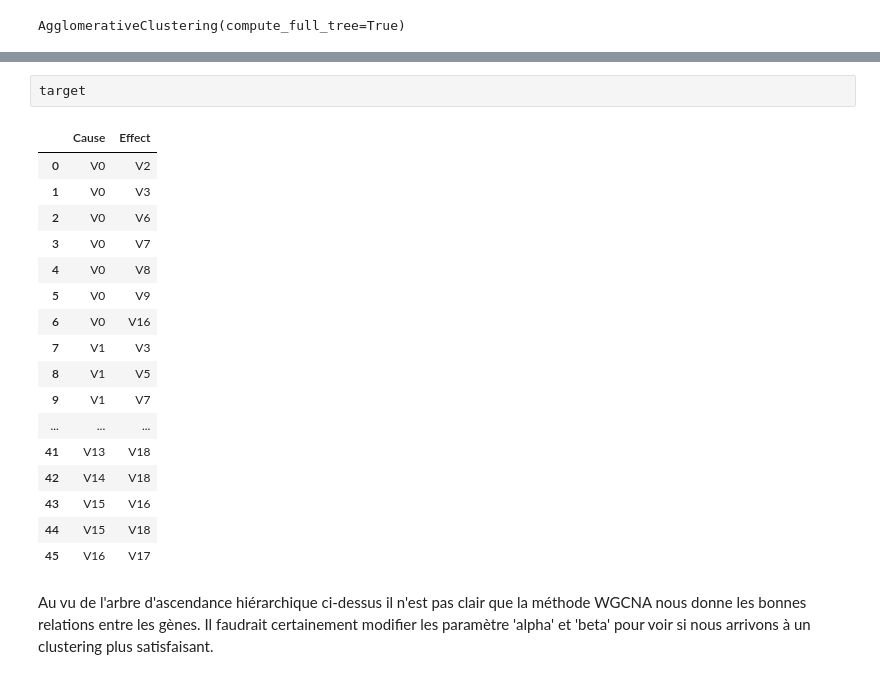
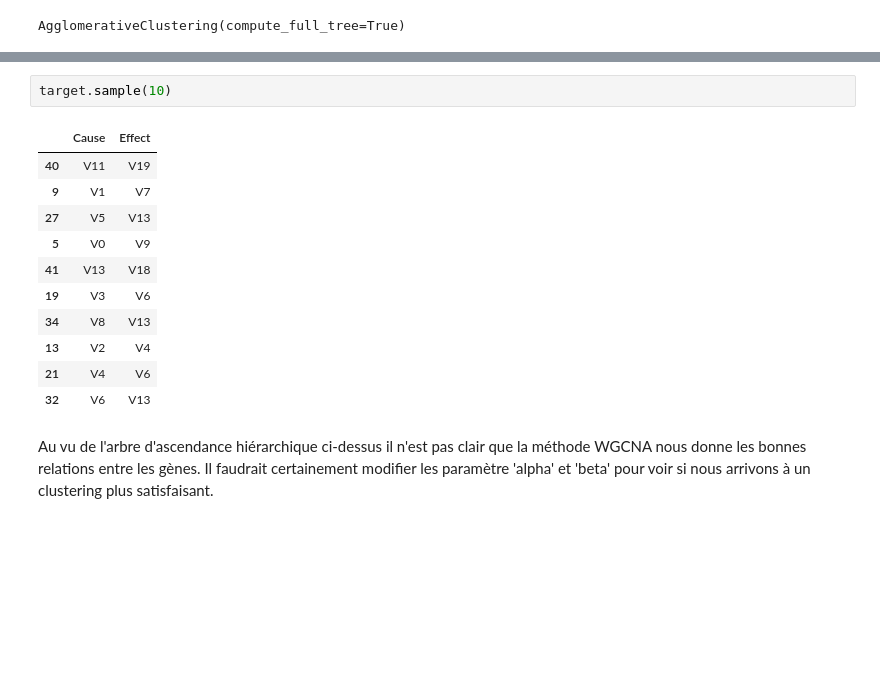
Before and after one commit to Ivanbtz9/Master2_datascience, a Jupyter notebook: S2/réseau_de_gènes/TP1/exo3_WGCNA.ipynb, the cells around one changed output, grey strips where cells are left out. Saved outputs shown, nothing was run; the diff lists cells and outputs as text; blank space fills up the shorter version.

```diff
--- a/S2/réseau_de_gènes/TP1/exo3_WGCNA.ipynb
+++ b/S2/réseau_de_gènes/TP1/exo3_WGCNA.ipynb
@@ -130,23 +130,17 @@ r = dendrogram(dendro, color_threshold=1, labels=list(data.columns),
 # %%
-target
+target.sample(10)
 # %% [output]
 |  | Cause | Effect |
-| 0 | V0 | V2 |
-| 1 | V0 | V3 |
-| 2 | V0 | V6 |
-| 3 | V0 | V7 |
-| 4 | V0 | V8 |
+| 40 | V11 | V19 |
+| 9 | V1 | V7 |
+| 27 | V5 | V13 |
 | 5 | V0 | V9 |
-| 6 | V0 | V16 |
-| 7 | V1 | V3 |
-| 8 | V1 | V5 |
-| 9 | V1 | V7 |
-| ... | ... | ... |
 | 41 | V13 | V18 |
-| 42 | V14 | V18 |
-| 43 | V15 | V16 |
-| 44 | V15 | V18 |
-| 45 | V16 | V17 |
+| 19 | V3 | V6 |
+| 34 | V8 | V13 |
+| 13 | V2 | V4 |
+| 21 | V4 | V6 |
+| 32 | V6 | V13 |
 # %% [markdown]
 Au vu de l'arbre d'ascendance hiérarchique ci-dessus il n'est pas clair que la méthode WGCNA nous donne les bonnes relations entre les gènes. Il faudrait certainement modifier les paramètre 'alpha' et 'beta' pour voir si nous arrivons à un clustering plus satisfaisant.
 # %%
```
Also changed, not shown: parts of 8 cells of this notebook, 11 other files.
